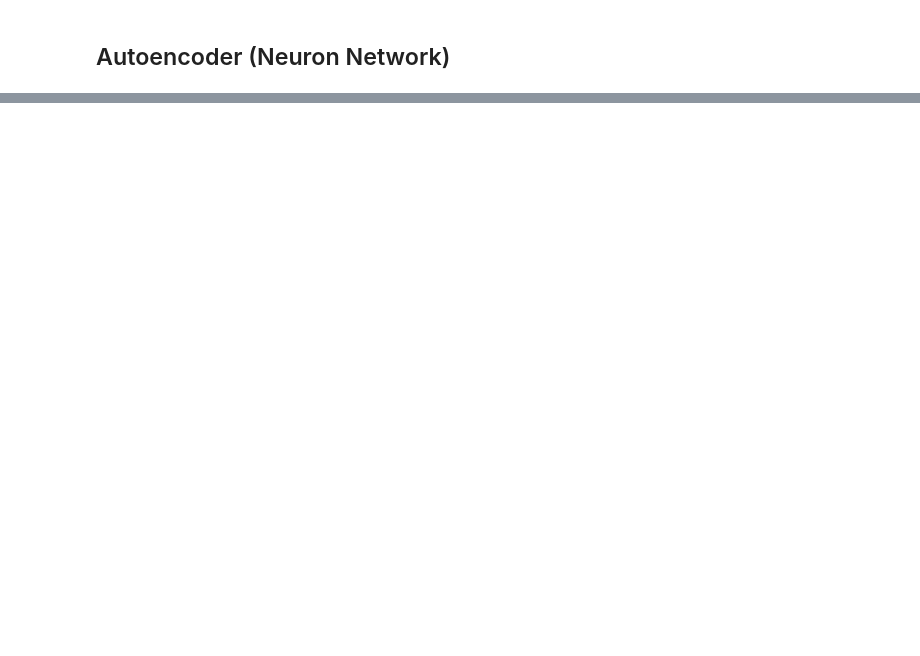
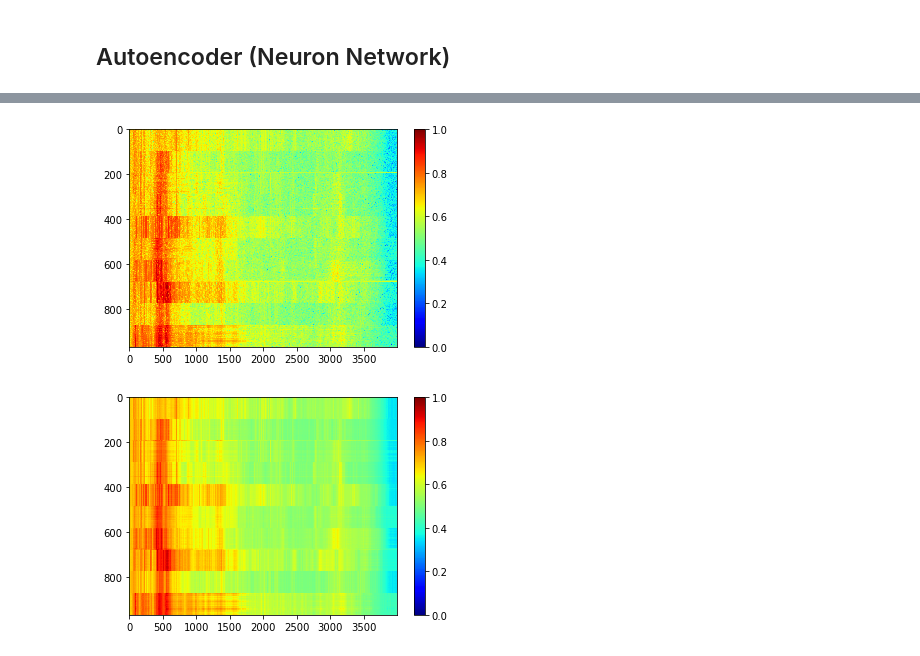
Before and after one commit to mrzhaojyi/Data-Driven-Anomaly-Detection, a Jupyter notebook: notebooks/unsupervised_ML.ipynb, the cells around one changed output, grey strips where cells are left out. Saved outputs shown, nothing was run; the diff lists cells and outputs as text; code cells hidden in the pictures; blank space fills up the shorter version.

Commit message:
autoencoder_trained

```diff
--- a/notebooks/unsupervised_ML.ipynb
+++ b/notebooks/unsupervised_ML.ipynb
@@ -237,10 +279,10 @@ NameError: name 'fft_size' is not defined
 from sklearn.model_selection import train_test_split
 from tensorflow.keras.utils import to_categorical
 # data normalization
-df_fft_np = normalization(df_fft.drop('labels',axis = 1))
+df_fft_np = normalization(df_fft.drop('labels',axis = 1).values)
+
 # data split
-df_fft_np_ts = tf.convert_to_tensor(df_fft_np, dtype=tf.float32)
-train_data, test_data, train_labels, test_labels = train_test_split(df_fft_np_ts, df_fft['labels'],
+train_data, test_data, train_labels, test_labels = train_test_split(df_fft_np, df_fft['labels'],
                                                                     test_size = 0.1, random_state = 42,
                                                                    stratify = df_fft['labels'])
 # train_labels = to_categorical(train_labels)
@@ -252,0 +293,7 @@ history = auto_coder1.fit(train_data, train_data, shuffle=True, epochs = 1500,
+# %%
+# fit the model
+auto_coder1 = auto_encoder()
+auto_coder1.build(input_shape=(None, fft_size))
+opt = tf.keras.optimizers.Adam(learning_rate=0.0005)
+# auto_coder1.compile(loss = 'MSE', optimizer = opt, metrics= ['MSE'])
+auto_coder1.home_define_fit(df_fft_np, 5000, opt, 1)
@@ -252,0 +312,4 @@ history = auto_coder1.fit(train_data, train_data, shuffle=True, epochs = 1500,
+# %%
+# try different converging method and bring the loss down to certain level
+opt = tf.keras.optimizers.Adam(learning_rate=0.00002)
+auto_coder1.home_define_fit(df_fft_np, 5000, opt, 1)
@@ -253,7 +328,15 @@ history = auto_coder1.fit(train_data, train_data, shuffle=True, epochs = 1500,
 # %%
 # plotting of Autoencoder
 encoded_imgs = auto_coder1.encoder(df_fft_np).numpy()
 decoded_imgs = auto_coder1.decoder(encoded_imgs).numpy()
-img = plt.imshow(result, cmap='jet', interpolation='nearest', aspect='auto')
+
+img = plt.imshow(df_fft_np, cmap='jet', interpolation='nearest', aspect='auto',vmax = 1.0, vmin = 0.0)
 plt.colorbar()
 plt.show()
+
+img = plt.imshow(decoded_imgs, cmap='jet', interpolation='nearest', aspect='auto',vmax = 1.0, vmin = 0.0)
+plt.colorbar()
+plt.show()
+# %% [output]
+[figure, added]
+[figure, added]
```
Also changed, not shown: parts of 7 cells of this notebook, 4 other files.
